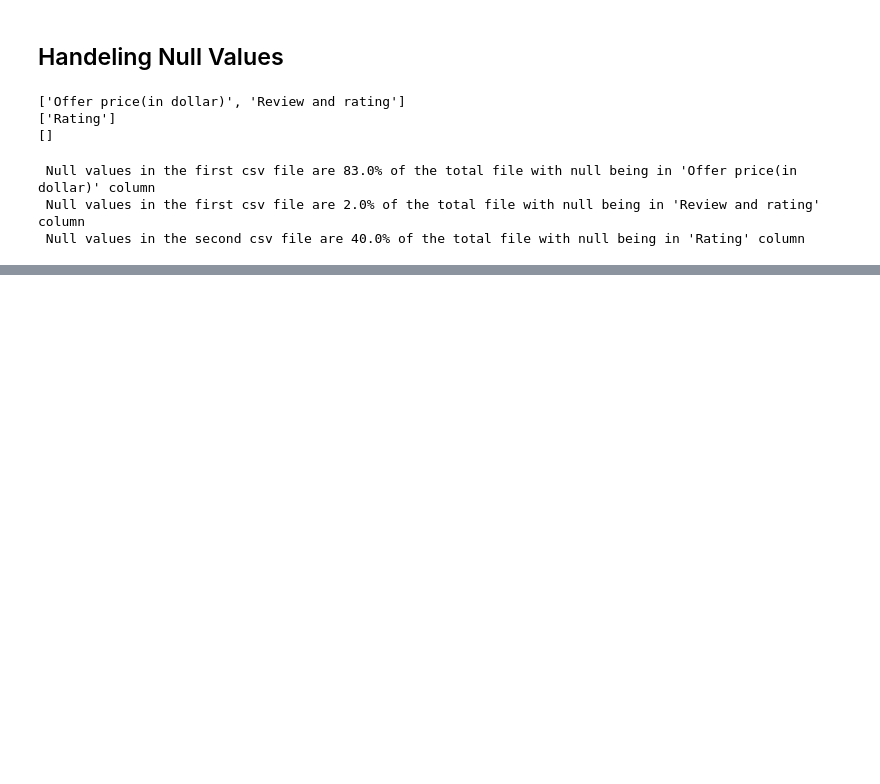
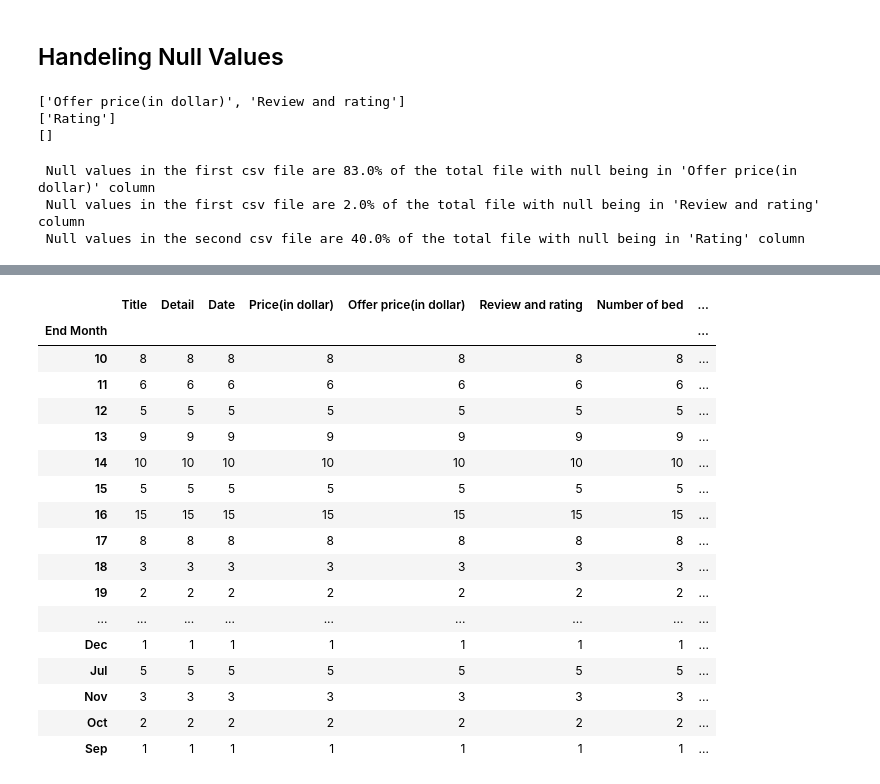
Before and after one commit to nvnehemias/airbnb-analytics-portfolio, a Jupyter notebook: airbnb-analytics-portfolio/notebooks/01_airbnb_exploratory_data_analysis.ipynb, the cells around one changed output, grey strips where cells are left out. Drawn from its saved outputs; the diff is of its cells as text; code cells hidden in the pictures; blank space fills up the shorter version.

Commit message:
Working on spliting dates

```diff
--- a/airbnb-analytics-portfolio/notebooks/01_airbnb_exploratory_data_analysis.ipynb
+++ b/airbnb-analytics-portfolio/notebooks/01_airbnb_exploratory_data_analysis.ipynb
@@ -126,0 +171,2 @@ df_clean
+# %%
+df_clean["Start Month"] = df_clean["Start Date"].str.split(" ",expand = True)[0]
@@ -126,0 +186,41 @@ df_clean
+# %%
+# create month dictionary
+month_dict = {
+    'Jan': 'January',
+    'Feb': '',
+    'Mar': '',
+    'Apr': '',
+    'May': 'May',
+    'Jun': 'June',
+    'Jul': 'July',
+    'Aug': 'August',
+    'Sep': 'September',
+    'Oct': 'October',
+    'Nov': 'November',
+    'Dec': 'December',
+}
+# %%
+df_clean["Start Month"] =df_clean["Start Month"].map(month_dict)
+# %%
+df_clean = df_clean.drop(['Month'],axis =1)
+# %%
+df_clean.groupby('End Month').count()
+# %% [output]
+|  | Title | Detail | Date | Price(in dollar) | Offer price(in dollar) | Review and rating | Number of bed | ... |
+| End Month |  |  |  |  |  |  |  | ... |
+| 10 | 8 | 8 | 8 | 8 | 8 | 8 | 8 | ... |
+| 11 | 6 | 6 | 6 | 6 | 6 | 6 | 6 | ... |
+| 12 | 5 | 5 | 5 | 5 | 5 | 5 | 5 | ... |
+| 13 | 9 | 9 | 9 | 9 | 9 | 9 | 9 | ... |
+| 14 | 10 | 10 | 10 | 10 | 10 | 10 | 10 | ... |
+| 15 | 5 | 5 | 5 | 5 | 5 | 5 | 5 | ... |
+| 16 | 15 | 15 | 15 | 15 | 15 | 15 | 15 | ... |
+| 17 | 8 | 8 | 8 | 8 | 8 | 8 | 8 | ... |
+| 18 | 3 | 3 | 3 | 3 | 3 | 3 | 3 | ... |
+| 19 | 2 | 2 | 2 | 2 | 2 | 2 | 2 | ... |
+| ... | ... | ... | ... | ... | ... | ... | ... | ... |
+| Dec | 1 | 1 | 1 | 1 | 1 | 1 | 1 | ... |
+| Jul | 5 | 5 | 5 | 5 | 5 | 5 | 5 | ... |
+| Nov | 3 | 3 | 3 | 3 | 3 | 3 | 3 | ... |
+| Oct | 2 | 2 | 2 | 2 | 2 | 2 | 2 | ... |
+| Sep | 1 | 1 | 1 | 1 | 1 | 1 | 1 | ... |
```
Also changed, not shown: parts of 17 cells of this notebook.
